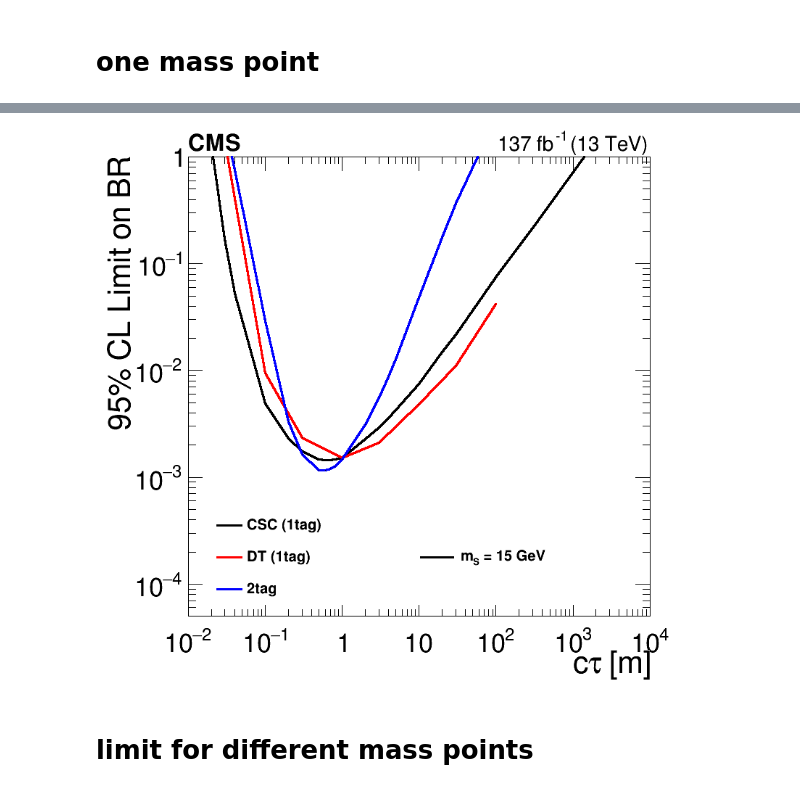
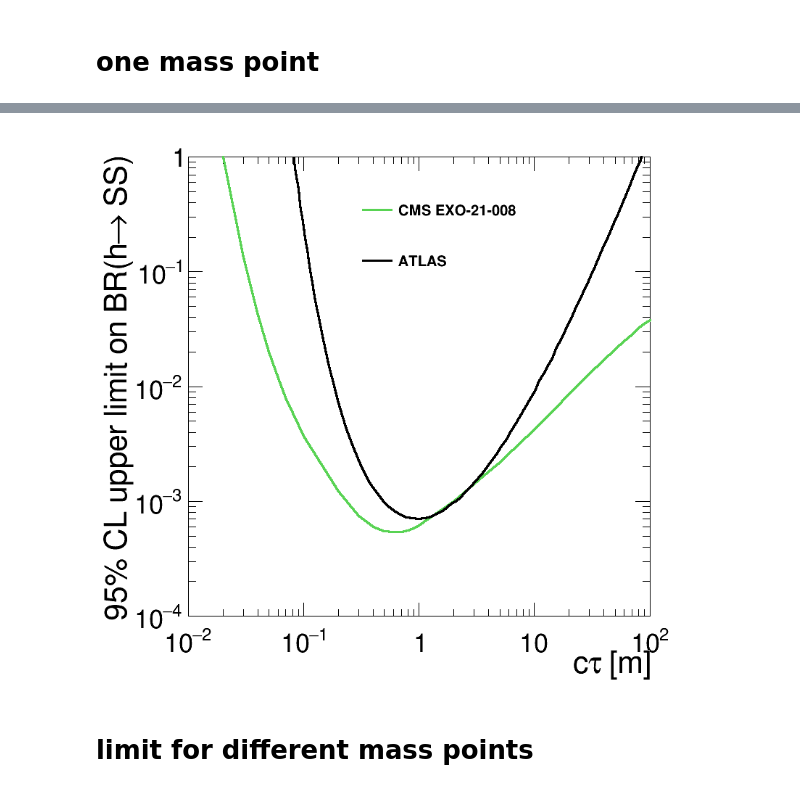
Before and after one commit to cms-lpc-llp/delayed_jet_analyzer, a Jupyter notebook: plot_scripts/MuonSystem_Analysis/combination/2tag/MuonSystem_plots-limitPlot-compare-category.ipynb, the cells around one changed output, grey strips where cells are left out. Cells and saved outputs as stored; diff of their text form; code cells hidden in the pictures.

```diff
--- a/plot_scripts/MuonSystem_Analysis/combination/2tag/MuonSystem_plots-limitPlot-compare-category.ipynb
+++ b/plot_scripts/MuonSystem_Analysis/combination/2tag/MuonSystem_plots-limitPlot-compare-category.ipynb
@@ -340,20 +467,15 @@ withATLAS = 1
 
 
 
-
-if decay == 'bbbb':
-    leg = rt.TLegend(0.55,0.15,0.88,0.32)
-    leg.SetTextSize(0.028)
-    leg.SetBorderSize(0)
-    leg.SetEntrySeparation(0.005)
-else:
-    leg = rt.TLegend(0.49,0.15,0.88,0.32)
-
-    leg.SetTextSize(0.028)
-    leg.SetBorderSize(0)
-    leg.SetEntrySeparation(0.005)
+leg = rt.TLegend(0.49,0.15,0.88,0.32)
+leg.SetTextSize(0.028)
+leg.SetBorderSize(0)
+leg.SetEntrySeparation(0.005)
 
 leg2 = rt.TLegend(0.2,0.15,0.45,0.32)
+
+leg2 = rt.TLegend(0.45,0.72,0.75,0.9)
+
 leg2.SetTextSize(0.028)
 leg2.SetBorderSize(0)
 leg2.SetEntrySeparation(0.01)
@@ -363,56 +485,78 @@ c.SetRightMargin(0.04)
 
 rt.gStyle.SetOptFit(1011)
 ctaus_m = ctaus/1000
-ctaus_dt_m = ctaus_dt/1000
 print(ctaus_m)
 h_csc = {}
 h_dt = {}
 h_2tag = {}
+h_comb = {}
 upper = 1000000
 
 
-for i, m in enumerate(mass):
-    if not m == 15:continue
-    cond = limits_csc[m][:,2] < 500
-#     h_removeOverlap[m] = create_TGraph(ctaus_m[cond], limits_removeOverlap[m][:,2][cond],  axis_title=['c#tau [m]', '95% CL Limit on BR'])
-    h_csc[m] = create_TGraph(ctaus_m[cond], limits_csc[m][:,2][cond],  axis_title=['c#tau [m]', '95% CL Limit on BR'])
-    h_dt[m] = create_TGraph(ctaus_dt_m, limits_dt[m][:,2],  axis_title=['c#tau [m]', '95% CL Limit on BR'])
-    h_2tag[m] = create_TGraph(ctaus_m[cond], limits_2tag[m][:,2][cond],  axis_title=['c#tau [m]', '95% CL Limit on BR'])
-#     print(m, ctaus_m, limits[m][:,2][cond]/limits_removeOverlap[m][:,2][cond])
-#     print(m, ctaus_m, limits_removeOverlap[m][:,2][cond])
+for i, m in enumerate(samples):
+    if not "15" in m:continue
+    print(m)
+    cond = limits_csc[m][:,2] < upper
+#     cond = np.logical_and(cond, limits_dt[m][:,2] < upper)
+    cond = np.logical_and(cond, limits_2tag[m][:,2] < upper)
+    cond = np.logical_and(cond, limits_comb[m][:,2] < upper)
+    cond = np.logical_and(cond, np.logical_not(ctaus_m==20))
+
+    h_csc[m] = create_TGraph(ctaus_m[cond], limits_csc[m][:,2][cond],  axis_title=['c#tau [m]', '95% CL upper limit on BR(h#rightarrow SS)'])
+    h_dt[m] = create_TGraph(ctaus_m[cond], limits_dt[m][:,2][cond],  axis_title=['c#tau [m]', '95% CL upper limit on BR(h#rightarrow SS)'])
+    h_2tag[m] = create_TGraph(ctaus_m[cond], limits_2tag[m][:,2][cond],  axis_title=['c#tau [m]', '95% CL upper limit on BR(h#rightarrow SS)'])
+    h_comb[m] = create_TGraph(ctaus_m[cond], limits_comb[m][:,2][cond],  axis_title=['c#tau [m]', '95% CL upper limit on BR(h#rightarrow SS)'])
+    print(np.min(limits_csc[m][:,2][cond]))
+    print(np.min(limits_dt[m][:,2][cond]))
+    print(np.min(limits_2tag[m][:,2][cond]))
+    print(np.min(limits_comb[m][:,2][cond]))
 
 
-    leg.AddEntry(h_csc[m], "m_{S} = "+str(m)+" GeV", "L")
+
+
+    leg.AddEntry(h_csc[m], "m_{S} = "+str(mass)+" GeV", "L")
     if i == 0:
 #         leg2.AddEntry(h[m], "EXO-20-015", "LP")
-        leg2.AddEntry(h_csc[m], "CSC (1tag)", "LP")
-        leg2.AddEntry(h_dt[m], "DT (1tag)", "L")
-        leg2.AddEntry(h_2tag[m], "2tag", "L")
+#         leg2.AddEntry(h_csc[m], "single cluster (CSC)", "LP")
+#         leg2.AddEntry(h_dt[m], "single cluster (DT)", "L")
+#         leg2.AddEntry(h_2tag[m], "double cluster", "L")
+        leg2.AddEntry(h_comb[m], "CMS EXO-21-008", "L")
+
 
     h_csc[m].SetLineWidth(3)
     h_dt[m].SetLineWidth(3)
     h_2tag[m].SetLineWidth(3)
 
-#     h_csc[m].SetLineStyle(1)
-#     h_dt[m].SetLineStyle(2)
-#     h_2tag[m].SetLineStyle(10)
+    h_comb[m].SetLineWidth(3)
+
+
     h_csc[m].SetLineColor(std_color_list[0])
     h_dt[m].SetLineColor(std_color_list[1])
     h_2tag[m].SetLineColor(std_color_list[2])
+    h_comb[m].SetLineColor(std_color_list[3])
+
+
+
 # #         h_others[m].SetLineStyle(2)
 # #         h_others[m].SetLineWidth(3)
 #     h[m].GetXaxis().SetLimits(0.01,10000.0)
-    h_csc[m].GetXaxis().SetLimits(0.01,10000.0)
-    h_csc[m].GetYaxis().SetRangeUser(5e-5,1)
+    h_comb[m].GetXaxis().SetLimits(0.01,100.0)
+    h_comb[m].GetYaxis().SetRangeUser(1e-4,1)
 
 
 
 
 for i,m in enumerate(h_csc.keys()):
-    h_csc[m].Draw('LA' if i == 0 else 'Lsame')
-    h_dt[m].Draw('LPsame')
-    h_2tag[m].Draw('LPsame')
+#     h_csc[m].Draw('LA' if i == 0 else 'Lsame')
+#     h_dt[m].Draw('Lsame')
+#     h_2tag[m].Draw('Lsame')
+    h_comb[m].Draw('LA')
+h= {}
 
+h['atlas'] = create_TGraph(other_limits['atlas_2tag_15'][:,0],other_limits['atlas_2tag_15'][:,1],  axis_title=['c#tau [m]', '95% CL Limit on BR'])
+leg2.AddEntry(h['atlas'], 'ATLAS')
+h['atlas'].SetLineWidth(3)
+h['atlas'].Draw('Lsame')
 
 
 tdrstyle.setTDRStyle()
@@ -423,9 +567,9 @@ CMS_lumi.extraText   = "Preliminary"
 
 if( iPos==0 ): CMS_lumi.relPosX = 0.12
 # CMS_lumi.CMS_lumi(c, 4, 0)
-CMS_lumi.CMS_lumi(c, 4, iPos)
+# CMS_lumi.CMS_lumi(c, 4, iPos)
 
-leg.Draw()
+# leg.Draw()
 leg2.Draw()
 c.SetLogy()
 c.SetLogx()
@@ -439,7 +583,7 @@ c.SetTickx(1)
 
 
 
-# c.SaveAs(name+'.png')
+c.SaveAs('test.png')
 # c.SaveAs(name+'.C')
 # c.SaveAs(name+'.pdf')
 
@@ -455,4 +608,4 @@ Warning in <TCanvas::Constructor>: Deleting canvas with same name: c
-[figure, old version]
+[figure, new version]
 # %% [markdown]
 # limit for different mass points
 # %%
```
Also changed, not shown: parts of 6 cells of this notebook, 40 other files.
